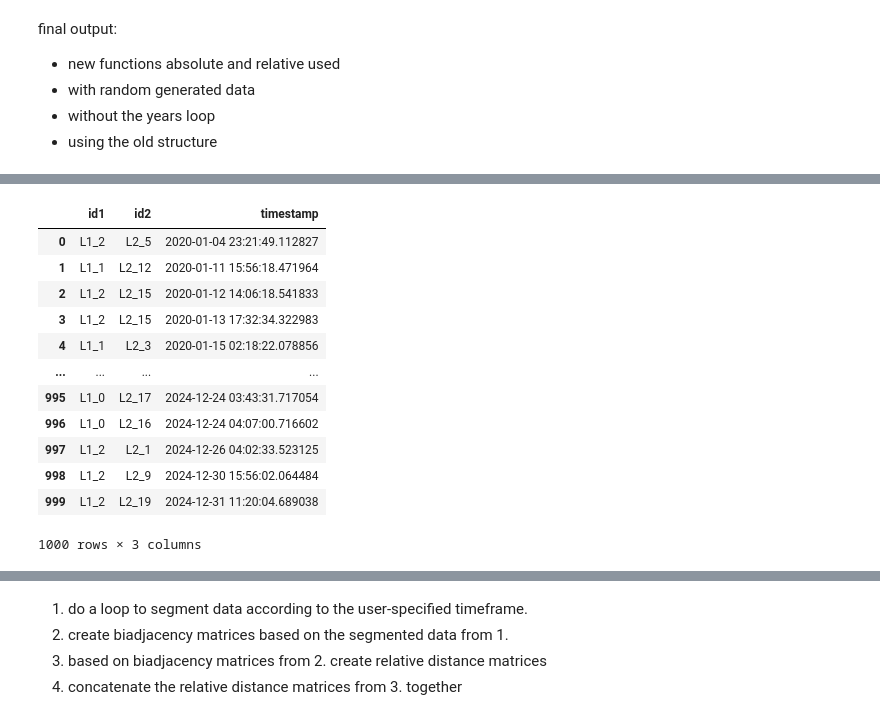
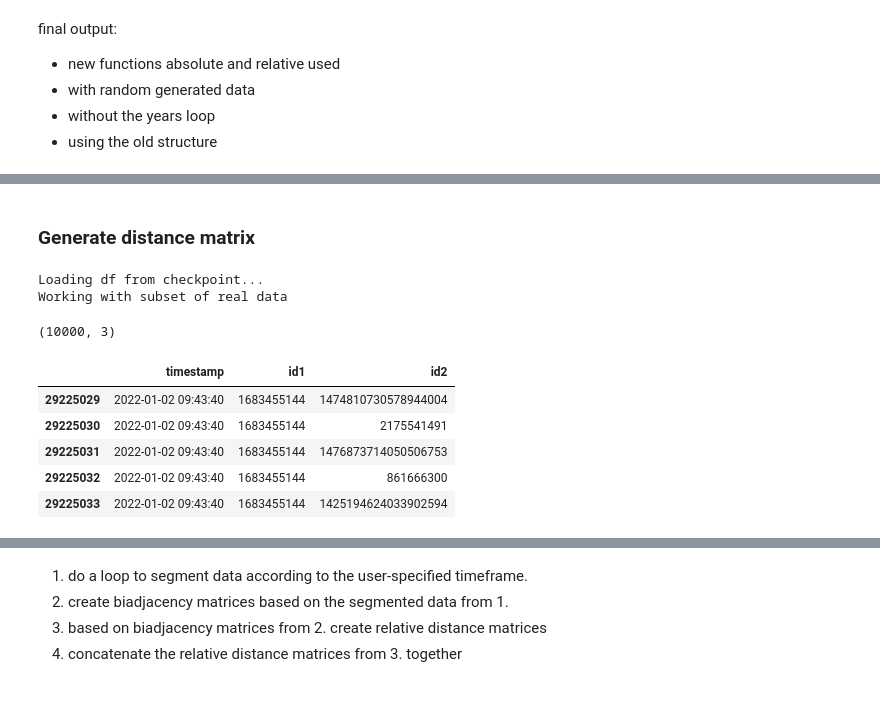
Before and after one commit to SonyCSLParis/STDL, a Jupyter notebook: implementation.ipynb, the cells around one changed output, grey strips where cells are left out. Saved outputs shown, nothing was run; the diff lists cells and outputs as text; code cells hidden in the pictures.

```diff
--- a/implementation.ipynb
+++ b/implementation.ipynb
@@ -124,24 +131,50 @@ def compute_absolute_matrix(df, layer1=L1, layer2=L2, timeframe_col = 'timeframe
     absolute_matrix = pd.DataFrame(distance_function(pivot_df), index=pivot_df.index, columns=pivot_df.index)
 
     return absolute_matrix
+# %% [markdown]
+### Generate distance matrix
 # %%
 # generate random data
-df = random_data_gen()
-df
+#df = random_data_gen()
+#df
-# %% [output]
-|  | id1 | id2 | timestamp |
-| 0 | L1_2 | L2_5 | 2020-01-04 23:21:49.112827 |
-| 1 | L1_1 | L2_12 | 2020-01-11 15:56:18.471964 |
-| 2 | L1_2 | L2_15 | 2020-01-12 14:06:18.541833 |
-| 3 | L1_2 | L2_15 | 2020-01-13 17:32:34.322983 |
-| 4 | L1_1 | L2_3 | 2020-01-15 02:18:22.078856 |
-| ... | ... | ... | ... |
-| 995 | L1_0 | L2_17 | 2024-12-24 03:43:31.717054 |
-| 996 | L1_0 | L2_16 | 2024-12-24 04:07:00.716602 |
-| 997 | L1_2 | L2_1 | 2024-12-26 04:02:33.523125 |
-| 998 | L1_2 | L2_9 | 2024-12-30 15:56:02.064484 |
-| 999 | L1_2 | L2_19 | 2024-12-31 11:20:04.689038 |
-1000 rows × 3 columns
+# %%
+if REAL_DATASET:
+
+    checkpoint_path = "df_checkpoint.parquet"
+
+    # load data from checkpoint or save
+    if os.path.exists(checkpoint_path):
+        print("Loading df from checkpoint...")
+        df = pd.read_parquet(checkpoint_path)
+        df = df.drop(columns=['original_post_id', 'author_name', 'author_username'])
+        df = df.rename(columns={'tweet_created_at':'timestamp', 'author_id':'id1', 'retweeter_id':'id2'})
+
+
+        if SUBSET:
+            df = df.tail(10000)
+            print('Working with subset of real data')
+
+        else:
+            print('Working with full real data')
+
+else:
+    print('Working with randomly generated data')
+    # generate random data
+    df = random_data_gen()
+# %% [output]
+Loading df from checkpoint...
+Working with subset of real data
+# %%
+print(df.shape)
+display(df.head())
+# %% [output]
+(10000, 3)
+|  | timestamp | id1 | id2 |
+| 29225029 | 2022-01-02 09:43:40 | 1683455144 | 1474810730578944004 |
+| 29225030 | 2022-01-02 09:43:40 | 1683455144 | 2175541491 |
+| 29225031 | 2022-01-02 09:43:40 | 1683455144 | 1476873714050506753 |
+| 29225032 | 2022-01-02 09:43:40 | 1683455144 | 861666300 |
+| 29225033 | 2022-01-02 09:43:40 | 1683455144 | 1425194624033902594 |
 # %%
 # # allocate retweets to timeframes, based on timestamps
 df = bin_timestamps(df)
```
Also changed, not shown: parts of 15 cells of this notebook.
